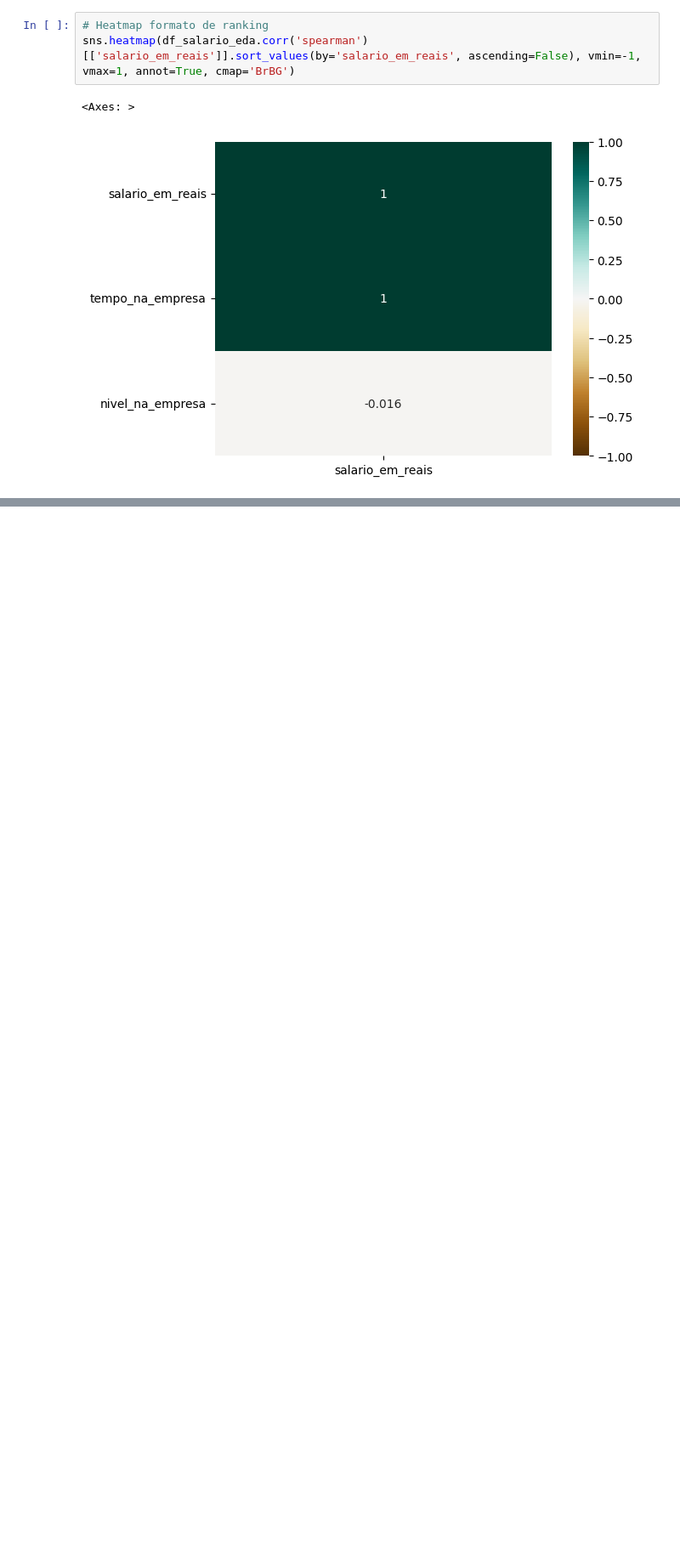
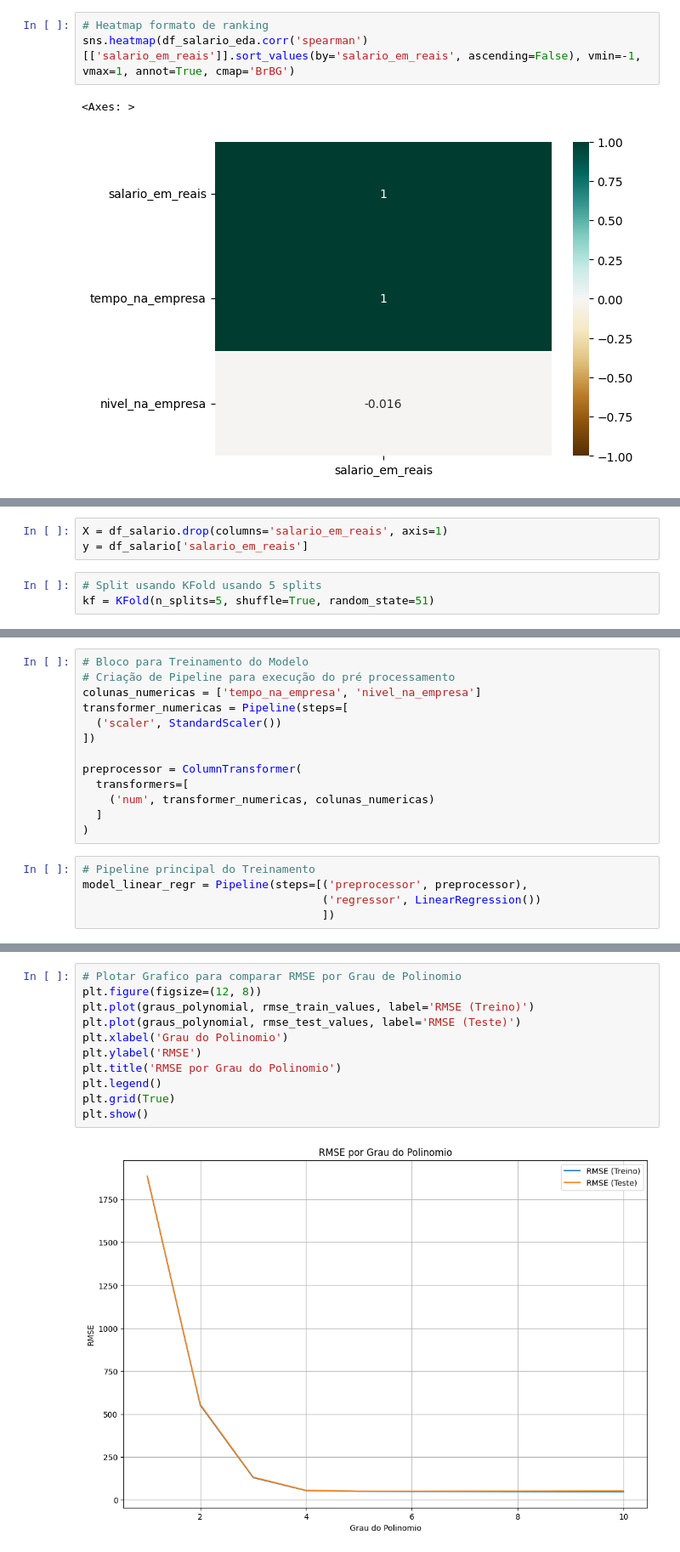
Before and after one commit to brunoramux/regressao_polinomial, a Jupyter notebook: modelo_salario.ipynb, the cells around one changed output, grey strips where cells are left out. Shown: that part at 85% size. Saved outputs shown, nothing was run; the diff lists cells and outputs as text; blank space fills up the shorter version.

```diff
--- a/modelo_salario.ipynb
+++ b/modelo_salario.ipynb
@@ -148,0 +203,6 @@ sns.heatmap(df_salario_eda.corr('spearman')[['salario_em_reais']].sort_values(by
+# %%
+X = df_salario.drop(columns='salario_em_reais', axis=1)
+y = df_salario['salario_em_reais']
+# %%
+# Split usando KFold usando 5 splits
+kf = KFold(n_splits=5, shuffle=True, random_state=51)
@@ -148,0 +213,18 @@ sns.heatmap(df_salario_eda.corr('spearman')[['salario_em_reais']].sort_values(by
+# %%
+# Bloco para Treinamento do Modelo
+# Criação de Pipeline para execução do pré processamento
+colunas_numericas = ['tempo_na_empresa', 'nivel_na_empresa']
+transformer_numericas = Pipeline(steps=[
+  ('scaler', StandardScaler())
+])
+
+preprocessor = ColumnTransformer(
+  transformers=[
+    ('num', transformer_numericas, colunas_numericas)
+  ]
+)
+# %%
+# Pipeline principal do Treinamento
+model_linear_regr = Pipeline(steps=[('preprocessor', preprocessor),
+                                    ('regressor', LinearRegression())
+                                    ])
@@ -148,0 +448,13 @@ sns.heatmap(df_salario_eda.corr('spearman')[['salario_em_reais']].sort_values(by
+# %%
+# Plotar Grafico para comparar RMSE por Grau de Polinomio
+plt.figure(figsize=(12, 8))
+plt.plot(graus_polynomial, rmse_train_values, label='RMSE (Treino)')
+plt.plot(graus_polynomial, rmse_test_values, label='RMSE (Teste)')
+plt.xlabel('Grau do Polinomio')
+plt.ylabel('RMSE')
+plt.title('RMSE por Grau do Polinomio')
+plt.legend()
+plt.grid(True)
+plt.show()
+# %% [output]
+[figure, added]
```
Also changed, not shown: parts of 39 cells of this notebook, 1 other file.
